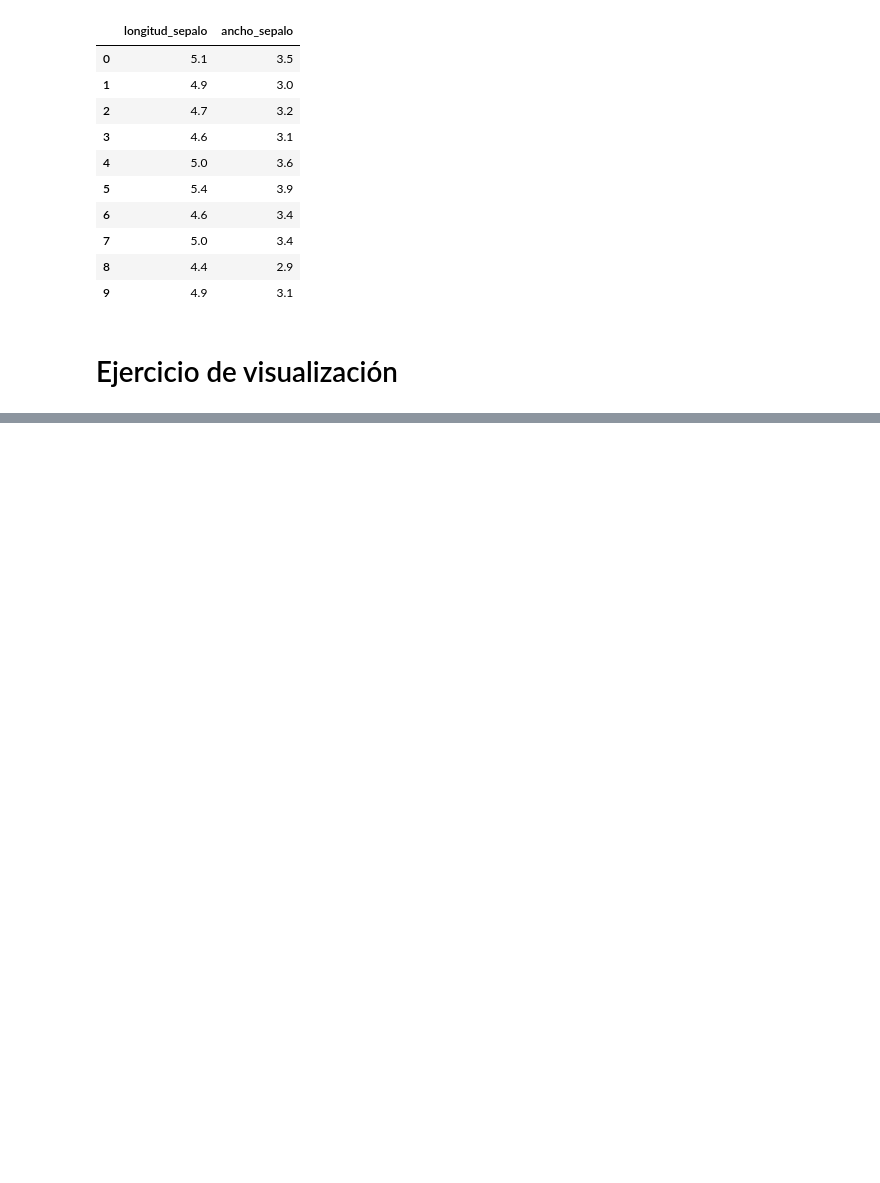
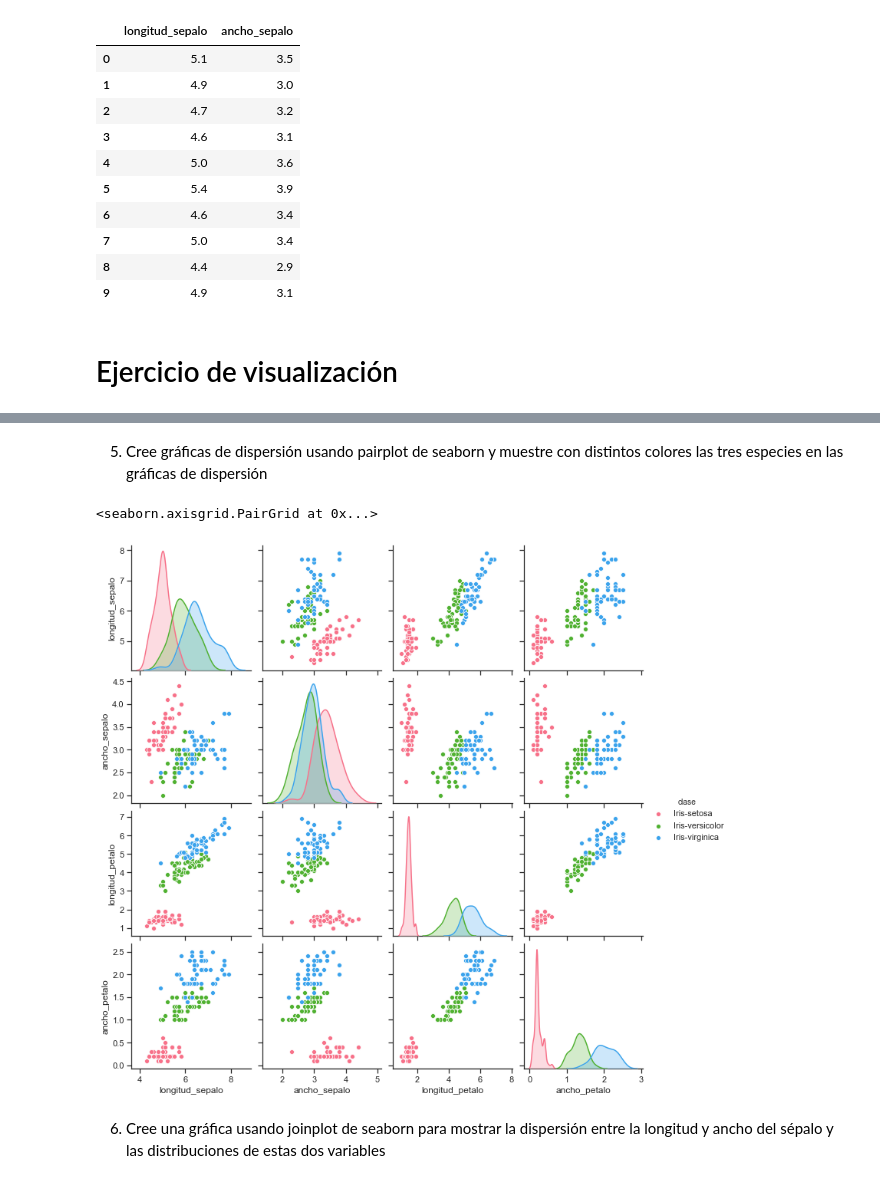
Before and after one commit to IanRamRev/Reconocimiento-de-Patrones, a Jupyter notebook: ActividadIris/EjerciciosIris.ipynb, the cells around one changed output, grey strips where cells are left out. Drawn from its saved outputs; the diff is of its cells as text; code cells hidden in the pictures; blank space fills up the shorter version.

```diff
--- a/ActividadIris/EjerciciosIris.ipynb
+++ b/ActividadIris/EjerciciosIris.ipynb
@@ -124,0 +208,11 @@ irisName.iloc[:10,:2]
+# %% [markdown]
+5. Cree gráficas de dispersión usando pairplot de seaborn y muestre con distintos colores las tres especies en las gráficas de dispersión
+# %%
+sns.set(style="ticks")
+
+sns.pairplot(irisName, hue="clase", palette="husl")
+# %% [output]
+<seaborn.axisgrid.PairGrid at 0x...>
+[figure, added]
+# %% [markdown]
+6. Cree una gráfica usando joinplot de seaborn para mostrar la dispersión entre la longitud y ancho del sépalo y las distribuciones de estas dos variables
```
Also changed, not shown: parts of 10 cells of this notebook.
